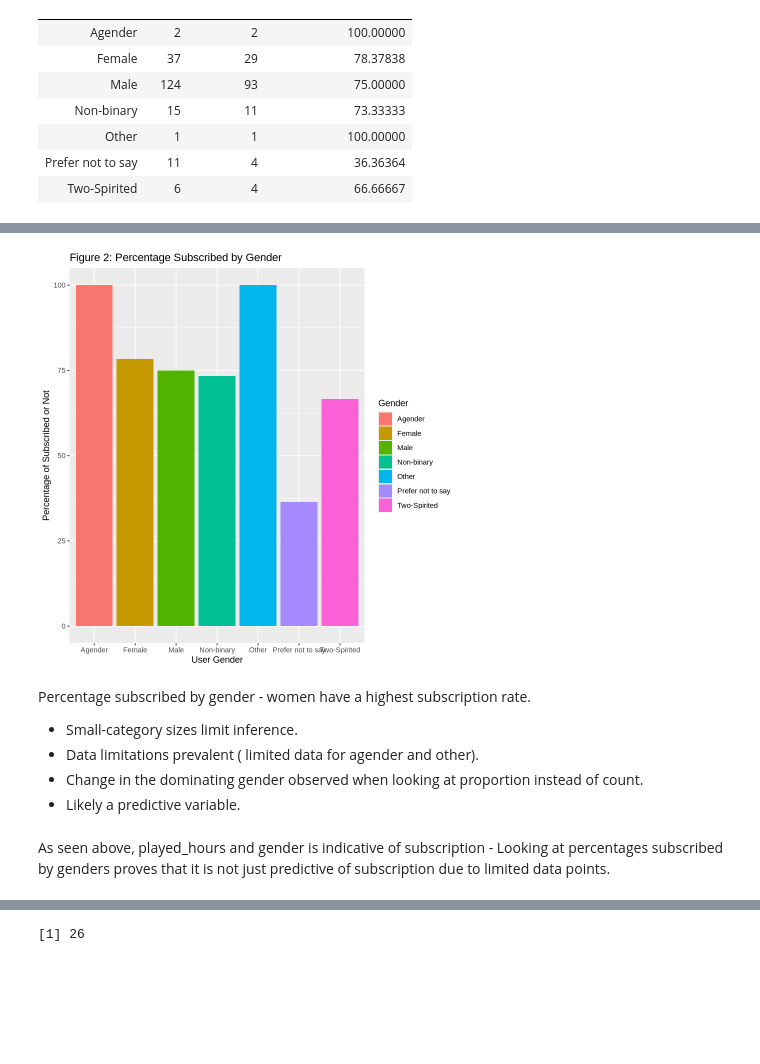
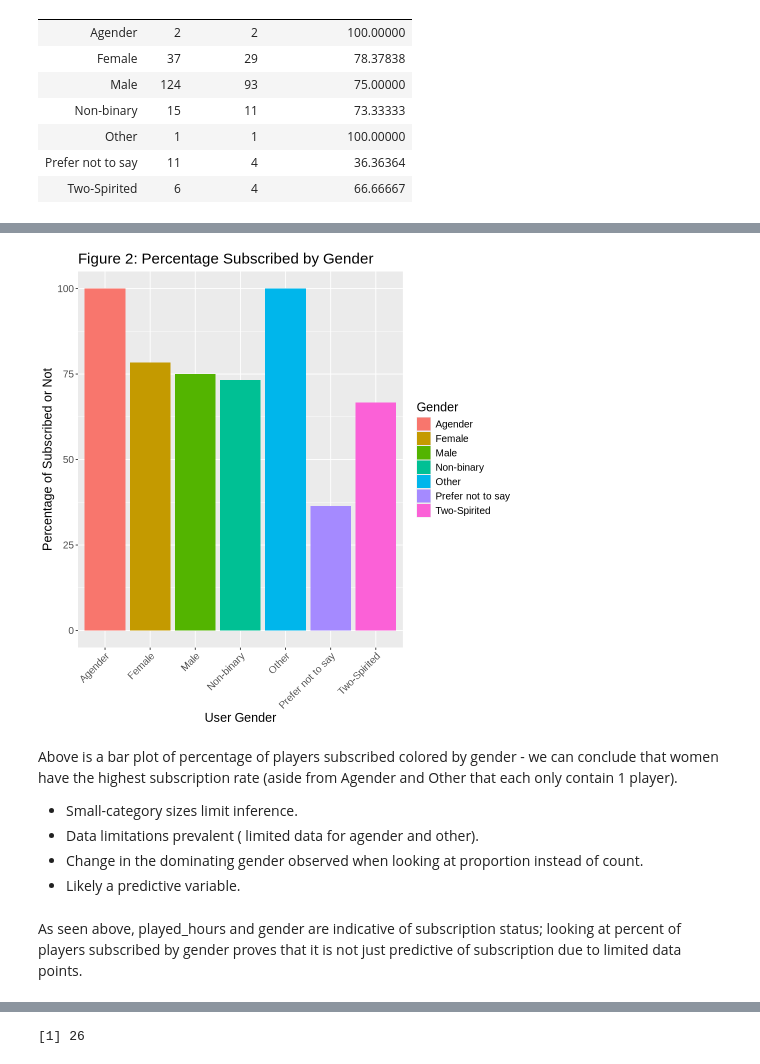
Before and after one commit to sabineelsaadany/Final_Project, a Jupyter notebook: Group_23_Final_Project.ipynb, the cells around one changed output, grey strips where cells are left out. Drawn from its saved outputs; the diff is of its cells as text; code cells hidden in the pictures; blank space fills up the shorter version.

```diff
--- a/Group_23_Final_Project.ipynb
+++ b/Group_23_Final_Project.ipynb
@@ -196,21 +201,24 @@ Age vs played_hours, color by subscribed.
 # %%
+options(repr.plot.width = 8, repr.plot.height = 8)
 gender_subscribed_ratio_bar <- ratio_gender_subscribed|>ggplot(aes(x=gender, y=percentage_subscribed, fill=gender))+
 geom_bar(stat="identity") +
 labs(x="User Gender", y="Percentage of Subscribed or Not", fill="Gender")+
-ggtitle("Figure 2: Percentage Subscribed by Gender")
+ggtitle("Figure 2: Percentage Subscribed by Gender") +
+theme(text = element_text(size = 15),
+     axis.text.x = element_text(angle = 45, hjust = 1))
 
 
 gender_subscribed_ratio_bar
 # %% [output]
-[figure, old version]
+[figure, new version]
 # %% [markdown]
-Percentage subscribed by gender - women have a highest subscription rate.
+Above is a bar plot of percentage of players subscribed colored by gender - we can conclude that women have the highest subscription rate (aside from Agender and Other that each only contain 1 player).
 - Small-category sizes limit inference.
 - Data limitations prevalent ( limited data for agender and other).
 - Change in the dominating gender observed when looking at proportion instead of count.
 - Likely a predictive variable.
 # %% [markdown]
-As seen above, played_hours and gender is indicative of subscription - Looking at percentages subscribed by genders proves that it is not just predictive of subscription due to limited data points.
+As seen above, played_hours and gender are indicative of subscription status; looking at percent of players subscribed by gender proves that it is not just predictive of subscription due to limited data points.
 # %%
 players_encoded <- players |>
         mutate(gender_male = ifelse(gender == "Male", 1, 0),
```
Also changed, not shown: parts of 7 cells of this notebook.
